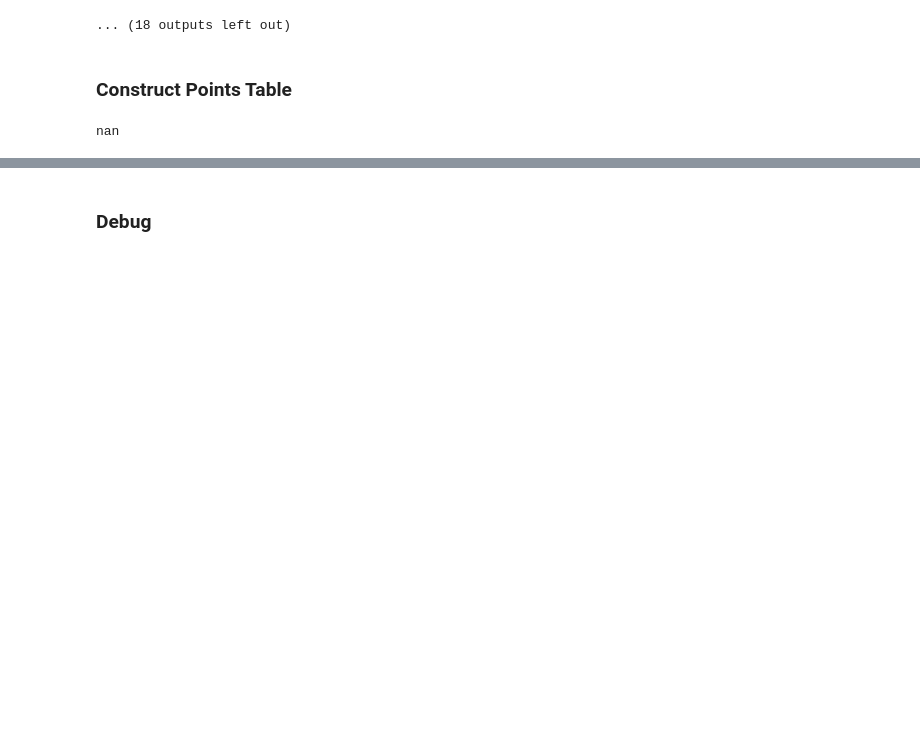
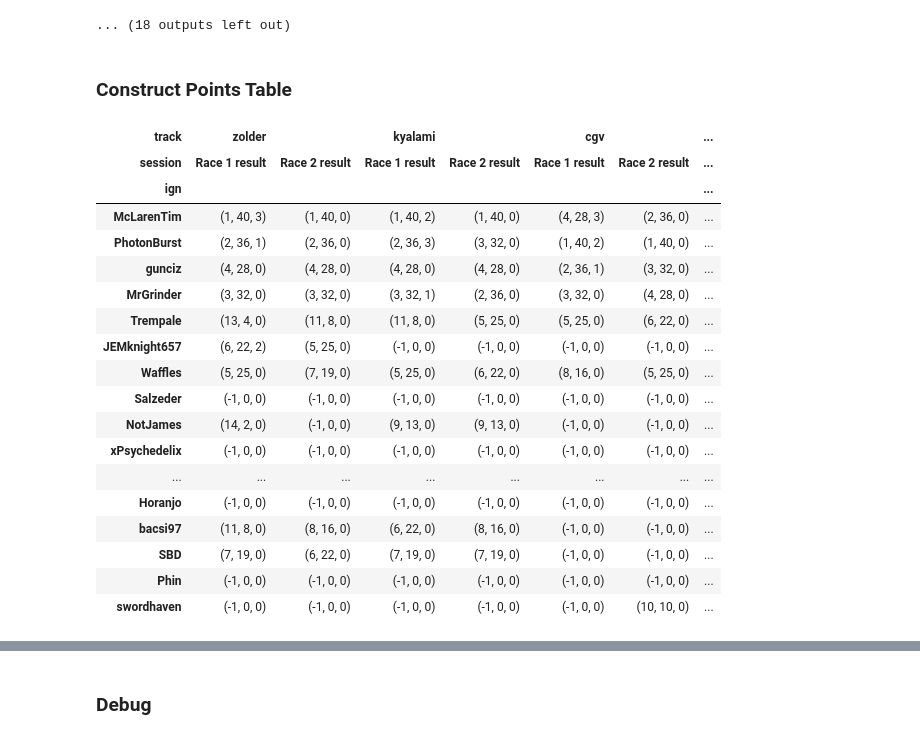
Before and after one commit to denniscfeng/simresults-to-table, a Jupyter notebook: ResultsToChampionshipTables.ipynb, the cells around one changed output, grey strips where cells are left out. Saved outputs shown, nothing was run; the diff lists cells and outputs as text; code cells hidden in the pictures; blank space fills up the shorter version.

```diff
--- a/ResultsToChampionshipTables.ipynb
+++ b/ResultsToChampionshipTables.ipynb
@@ -474,13 +427,49 @@ anderstorp
 ### Construct Points Table
 # %%
 points_table = pd.DataFrame(index=series_drivers_table.index, columns=pd.MultiIndex.from_product([series_tracks_table.index, series_race_sessions], names=["track", "session"]))
-
-points_table.loc["McLarenTim", ("zolder", "Race 1 result")]
 
 # loop through drivers index
 # construct series with the multindex
 # go thorugh race reports and count up points
 
-# keep seperate table with points totals and sheit
+for driver in points_table.index:
+    for track, session in points_table.columns:
+
+        # (pos, points, qualify points)
+        result_tuple = (-1, 0, 0)
+
+        if track in race_reports:
+
+            race_table = race_reports[track].tables[session]
+            driver_race_result = race_table[race_table["Driver"]==driver]
+
+            if len(driver_race_result==1):
+                pos = driver_race_result.index[0]
+                points = driver_race_result["Points"].item()
+
+                qualify_points = driver_race_result["Qualify Points"].item() if "Qualify Points" in driver_race_result.columns else 0
+                result_tuple = (pos, points, qualify_points)
+
+        points_table.loc[driver, (track, session)] = result_tuple
+
+display(points_table)
 # %% [output]
-nan
+| track | zolder |  | kyalami |  | cgv |  | ... |
+| session | Race 1 result | Race 2 result | Race 1 result | Race 2 result | Race 1 result | Race 2 result | ... |
+| ign |  |  |  |  |  |  | ... |
+| McLarenTim | (1, 40, 3) | (1, 40, 0) | (1, 40, 2) | (1, 40, 0) | (4, 28, 3) | (2, 36, 0) | ... |
+| PhotonBurst | (2, 36, 1) | (2, 36, 0) | (2, 36, 3) | (3, 32, 0) | (1, 40, 2) | (1, 40, 0) | ... |
+| gunciz | (4, 28, 0) | (4, 28, 0) | (4, 28, 0) | (4, 28, 0) | (2, 36, 1) | (3, 32, 0) | ... |
+| MrGrinder | (3, 32, 0) | (3, 32, 0) | (3, 32, 1) | (2, 36, 0) | (3, 32, 0) | (4, 28, 0) | ... |
+| Trempale | (13, 4, 0) | (11, 8, 0) | (11, 8, 0) | (5, 25, 0) | (5, 25, 0) | (6, 22, 0) | ... |
+| JEMknight657 | (6, 22, 2) | (5, 25, 0) | (-1, 0, 0) | (-1, 0, 0) | (-1, 0, 0) | (-1, 0, 0) | ... |
+| Waffles | (5, 25, 0) | (7, 19, 0) | (5, 25, 0) | (6, 22, 0) | (8, 16, 0) | (5, 25, 0) | ... |
+| Salzeder | (-1, 0, 0) | (-1, 0, 0) | (-1, 0, 0) | (-1, 0, 0) | (-1, 0, 0) | (-1, 0, 0) | ... |
+| NotJames | (14, 2, 0) | (-1, 0, 0) | (9, 13, 0) | (9, 13, 0) | (-1, 0, 0) | (-1, 0, 0) | ... |
+| xPsychedelix | (-1, 0, 0) | (-1, 0, 0) | (-1, 0, 0) | (-1, 0, 0) | (-1, 0, 0) | (-1, 0, 0) | ... |
+| ... | ... | ... | ... | ... | ... | ... | ... |
+| Horanjo | (-1, 0, 0) | (-1, 0, 0) | (-1, 0, 0) | (-1, 0, 0) | (-1, 0, 0) | (-1, 0, 0) | ... |
+| bacsi97 | (11, 8, 0) | (8, 16, 0) | (6, 22, 0) | (8, 16, 0) | (-1, 0, 0) | (-1, 0, 0) | ... |
+| SBD | (7, 19, 0) | (6, 22, 0) | (7, 19, 0) | (7, 19, 0) | (-1, 0, 0) | (-1, 0, 0) | ... |
+| Phin | (-1, 0, 0) | (-1, 0, 0) | (-1, 0, 0) | (-1, 0, 0) | (-1, 0, 0) | (-1, 0, 0) | ... |
+| swordhaven | (-1, 0, 0) | (-1, 0, 0) | (-1, 0, 0) | (-1, 0, 0) | (-1, 0, 0) | (10, 10, 0) | ... |
```
Also changed, not shown: parts of 4 cells of this notebook, 1 other file.
